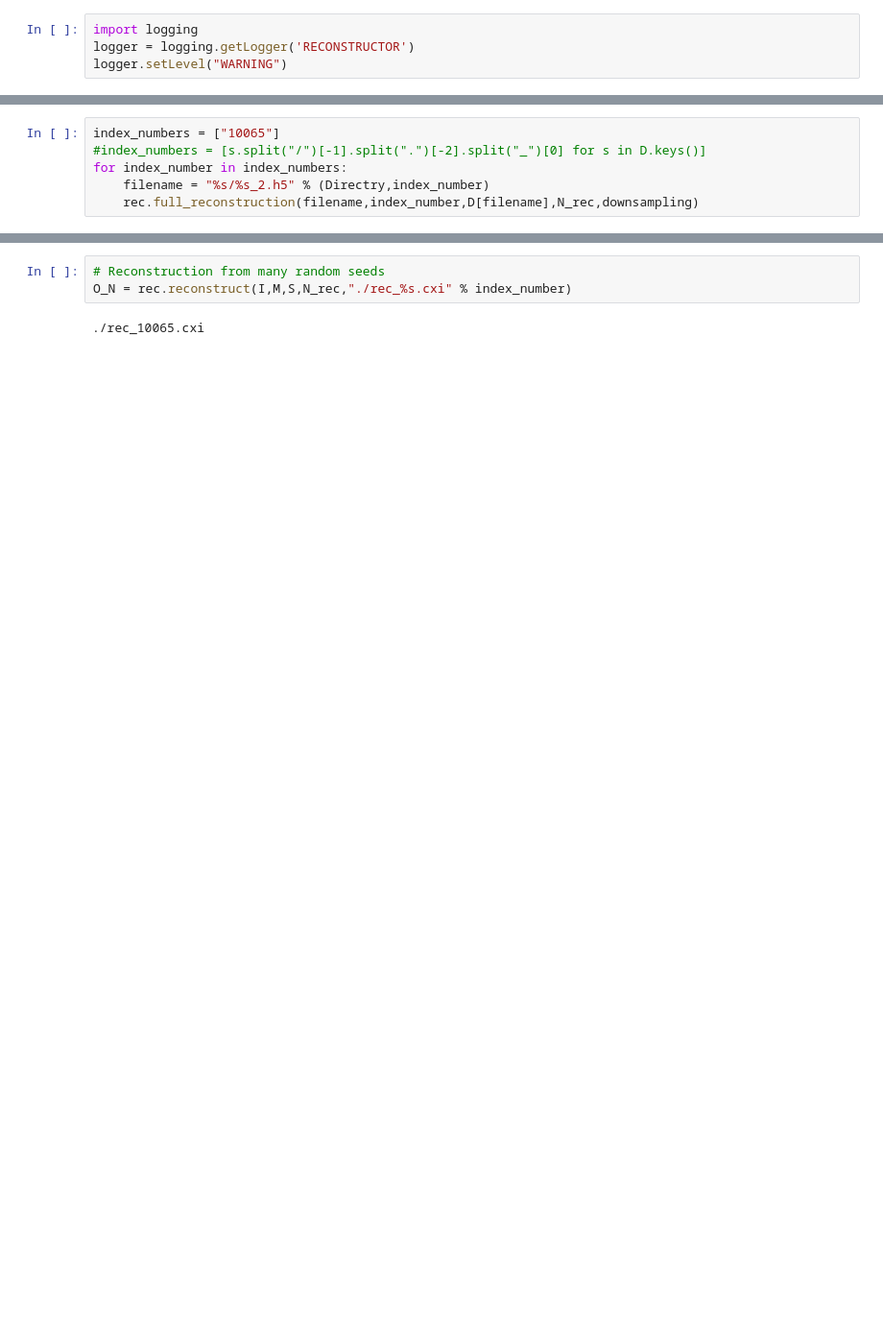
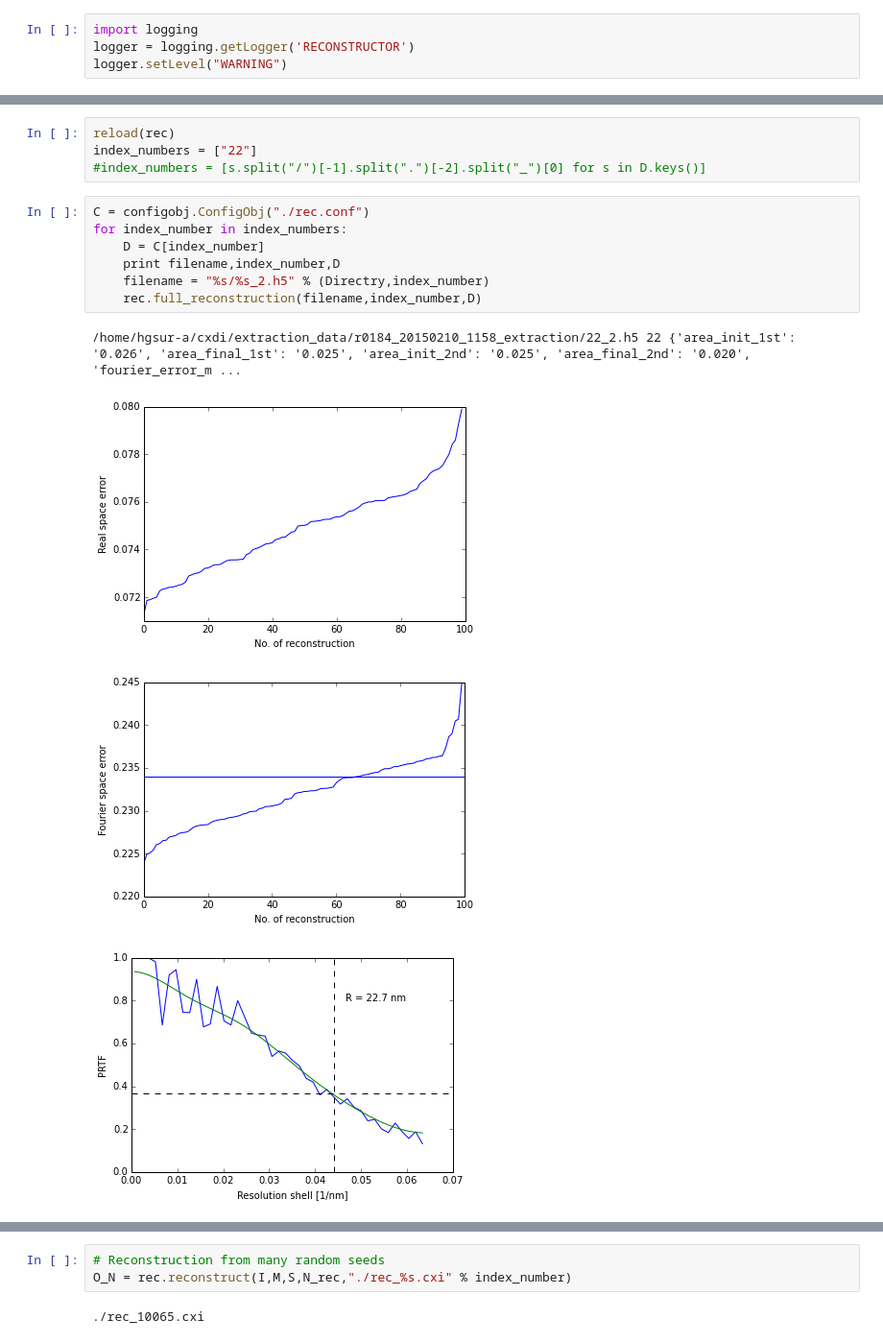
Before and after one commit to mhantke/pbcvcdi, a Jupyter notebook: Phasing2x2-dict-dist.RS.ipynb, the cells around one changed output, grey strips where cells are left out. Shown at 96% size. Cells and saved outputs as stored; diff of their text form; blank space fills up the shorter version.

Commit message:
all functions out in file. Configuration also from file.

```diff
--- a/Phasing2x2-dict-dist.RS.ipynb
+++ b/Phasing2x2-dict-dist.RS.ipynb
@@ -79,9 +25,19 @@ downsampling = 2
 # %%
-index_numbers = ["10065"]
+reload(rec)
+index_numbers = ["22"]
 #index_numbers = [s.split("/")[-1].split(".")[-2].split("_")[0] for s in D.keys()]
-for index_number in index_numbers:
-    filename = "%s/%s_2.h5" % (Directry,index_number)
-    rec.full_reconstruction(filename,index_number,D[filename],N_rec,downsampling)
+# %%
+C = configobj.ConfigObj("./rec.conf")
+for index_number in index_numbers:
+    D = C[index_number]
+    print filename,index_number,D
+    filename = "%s/%s_2.h5" % (Directry,index_number)
+    rec.full_reconstruction(filename,index_number,D)
+# %% [output]
+/home/hgsur-a/cxdi/extraction_data/r0184_20150210_1158_extraction/22_2.h5 22 {'area_init_1st': '0.026', 'area_final_1st': '0.025', 'area_init_2nd': '0.025', 'area_final_2nd': '0.020', 'fourier_error_m ...
+[figure, added]
+[figure, added]
+[figure, added]
 # %%
 index_number = index_numbers[0]
 filename = "%s/%s_2.h5" % (Directry,index_number)
```
Also changed, not shown: parts of 8 cells of this notebook, 1 other file.
